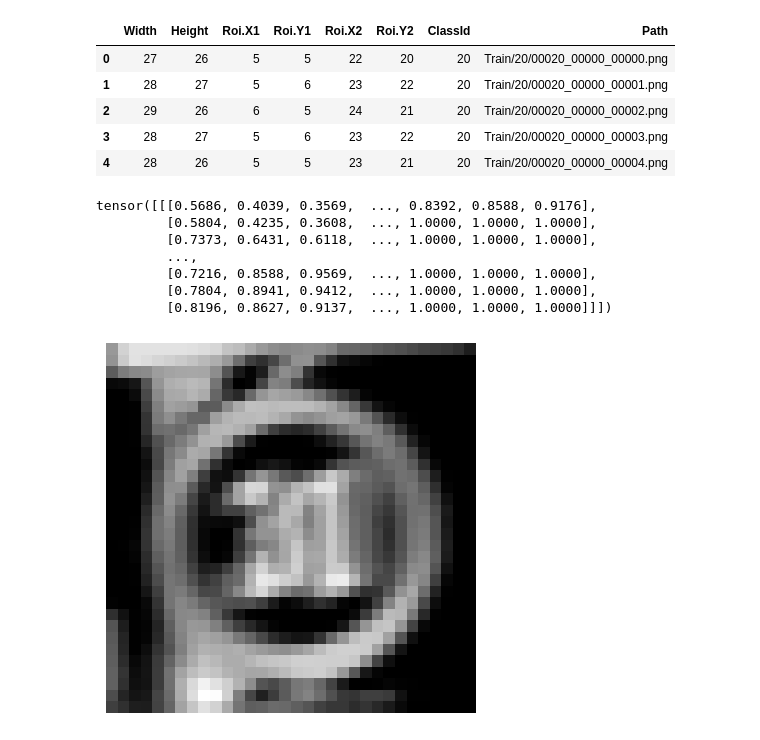
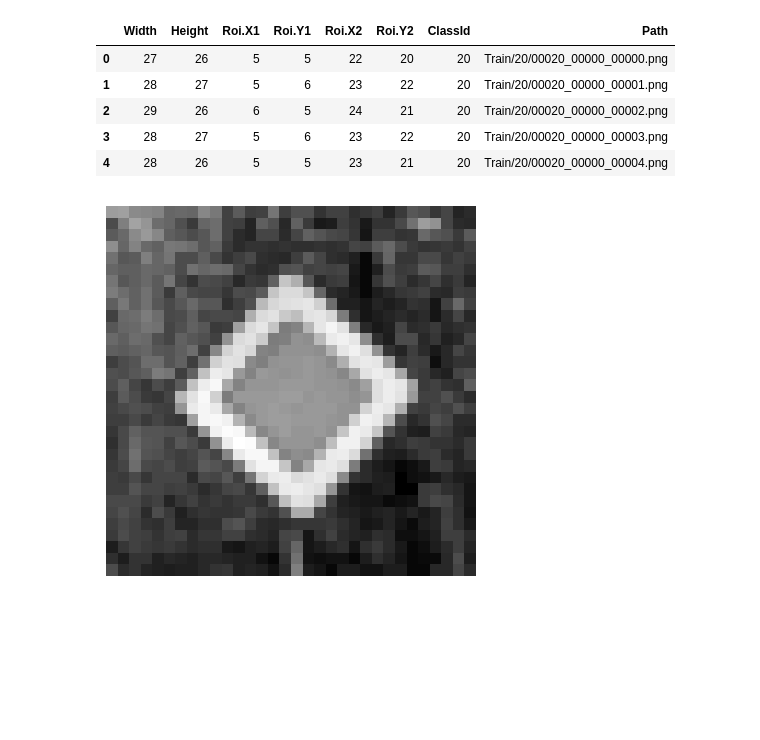
Before and after one commit to acaZdr/negative-learning-synergy-traffic, a Jupyter notebook: code/Projekat - procesuiranje slika.ipynb, the cells around one changed output. Saved outputs shown, nothing was run; the diff lists cells and outputs as text; code cells hidden in the pictures; blank space fills up the shorter version.

```diff
--- a/code/Projekat - procesuiranje slika.ipynb
+++ b/code/Projekat - procesuiranje slika.ipynb
@@ -71,21 +62,13 @@ image_classes.extend(image_classes_test)
+# %%
+X_test, y_test = getPicturesFromDF(testCSV)
+X_train, y_train = getPicturesFromDF(trainCSV)
 # %%
-example_image = resized_images[1009]
-print(example_image)
+example_image = X_test[1009]
 
-inverted_image = 1 - example_image
+numpy_image = example_image.squeeze().numpy()
 
-numpy_image = inverted_image.squeeze().numpy()
-
-# Display the image using matplotlib
 plt.imshow(numpy_image, cmap="gray")
 plt.axis('off')
 plt.show()
 # %% [output]
-tensor([[[0.5686, 0.4039, 0.3569,  ..., 0.8392, 0.8588, 0.9176],
-         [0.5804, 0.4235, 0.3608,  ..., 1.0000, 1.0000, 1.0000],
-         [0.7373, 0.6431, 0.6118,  ..., 1.0000, 1.0000, 1.0000],
-         ...,
-         [0.7216, 0.8588, 0.9569,  ..., 1.0000, 1.0000, 1.0000],
-         [0.7804, 0.8941, 0.9412,  ..., 1.0000, 1.0000, 1.0000],
-         [0.8196, 0.8627, 0.9137,  ..., 1.0000, 1.0000, 1.0000]]])
-[figure, old version]
+[figure, new version]
```
Also changed, not shown: parts of 22 cells of this notebook, 3 other files.
